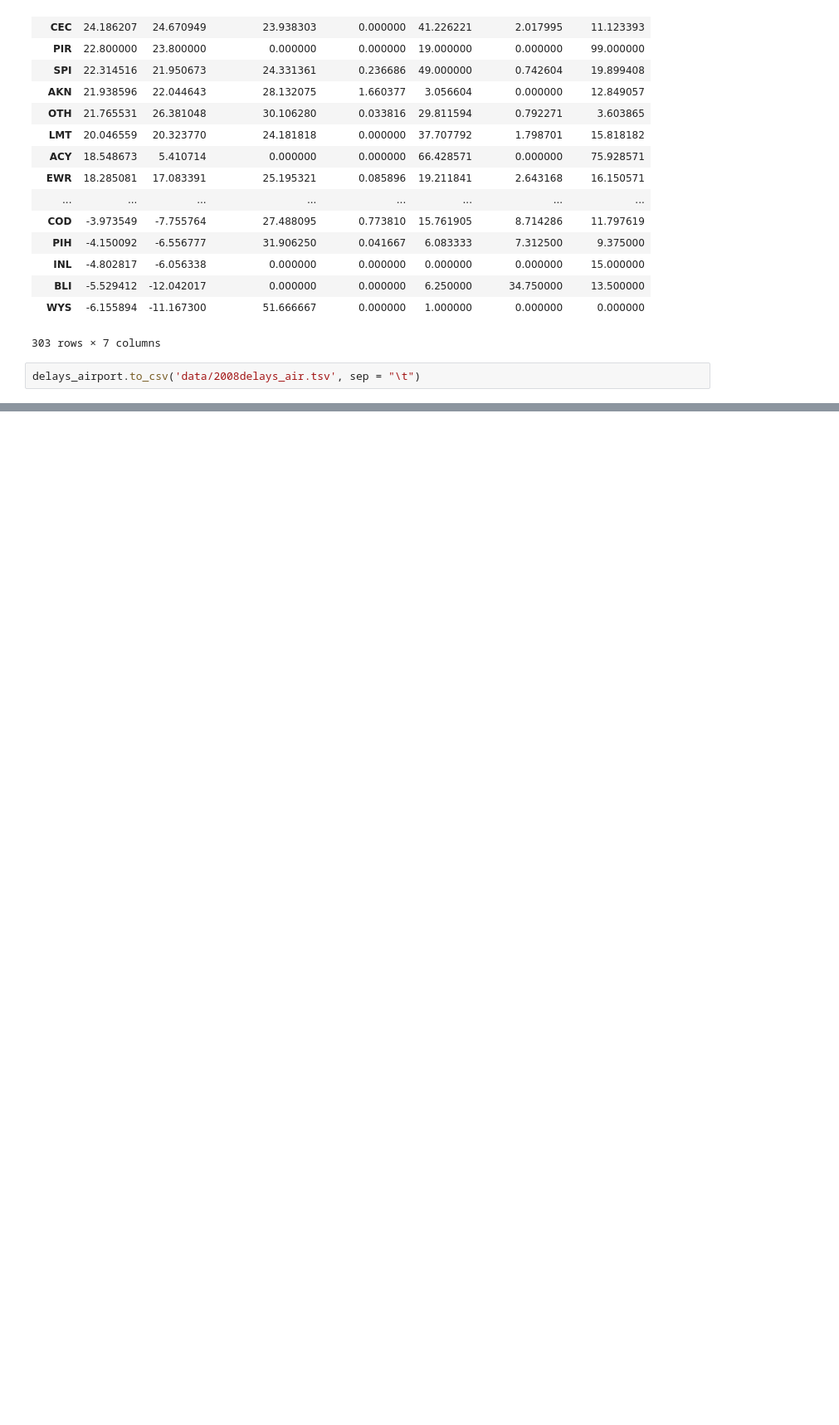
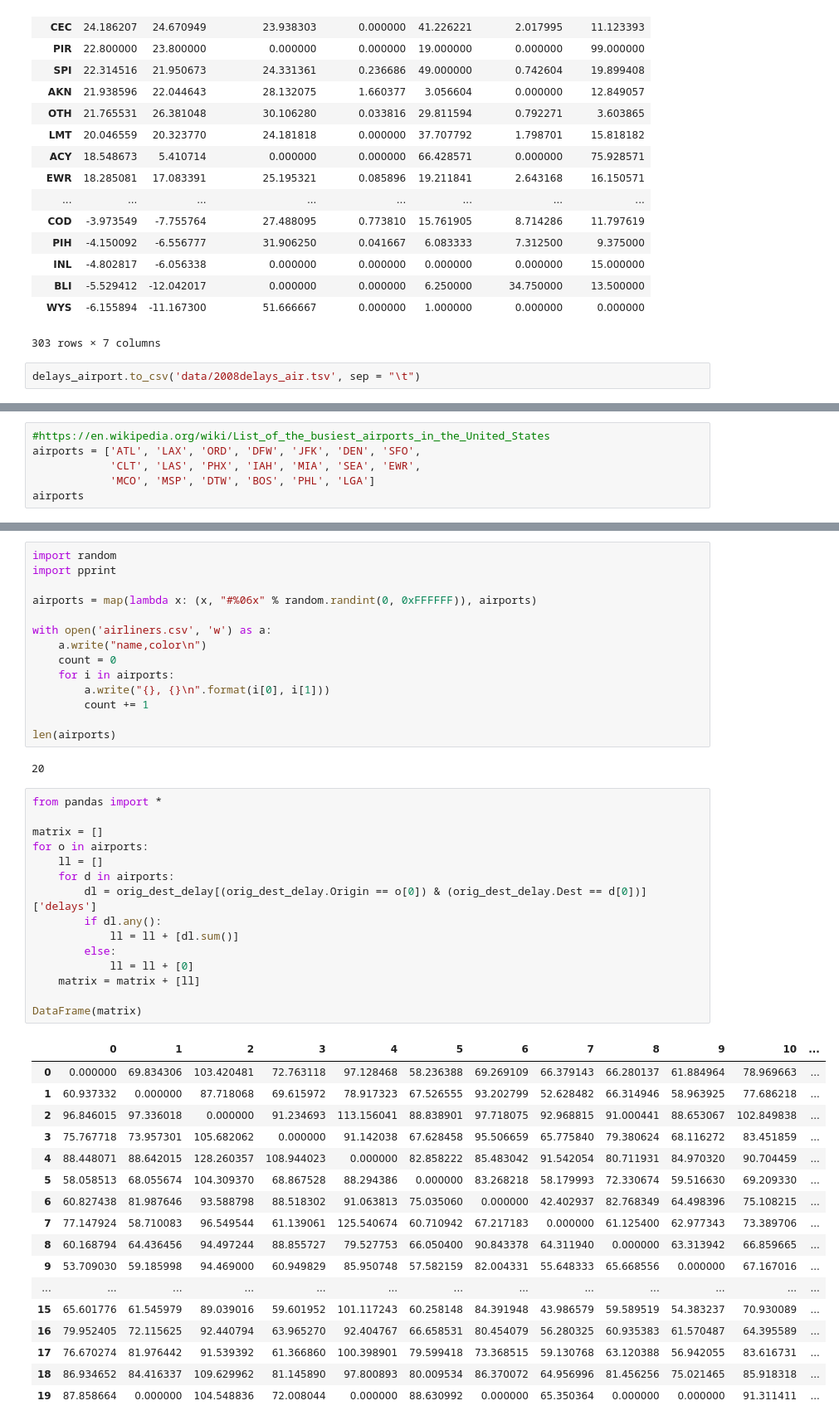
Before and after one commit to ruimaranhao/DataAnalystNanodegree, a Jupyter notebook: P6/processdata.ipynb, the cells around one changed output, grey strips where cells are left out. Shown: that part at 83% size. Cells and saved outputs as stored; diff of their text form; blank space fills up the shorter version.

```diff
--- a/P6/processdata.ipynb
+++ b/P6/processdata.ipynb
@@ -129,0 +157,6 @@ delays_airport.to_csv('data/2008delays_air.tsv', sep = "\t")
+# %%
+#https://en.wikipedia.org/wiki/List_of_the_busiest_airports_in_the_United_States
+airports = ['ATL', 'LAX', 'ORD', 'DFW', 'JFK', 'DEN', 'SFO',
+            'CLT', 'LAS', 'PHX', 'IAH', 'MIA', 'SEA', 'EWR',
+            'MCO', 'MSP', 'DTW', 'BOS', 'PHL', 'LGA']
+airports
@@ -129,0 +184,49 @@ delays_airport.to_csv('data/2008delays_air.tsv', sep = "\t")
+# %%
+import random
+import pprint
+
+airports = map(lambda x: (x, "#%06x" % random.randint(0, 0xFFFFFF)), airports)
+
+with open('airliners.csv', 'w') as a:
+    a.write("name,color\n")
+    count = 0
+    for i in airports:
+        a.write("{}, {}\n".format(i[0], i[1]))
+        count += 1
+
+len(airports)
+# %% [output]
+20
+# %%
+from pandas import *
+
+matrix = []
+for o in airports:
+    ll = []
+    for d in airports:
+        dl = orig_dest_delay[(orig_dest_delay.Origin == o[0]) & (orig_dest_delay.Dest == d[0])]['delays']
+        if dl.any():
+            ll = ll + [dl.sum()]
+        else:
+            ll = ll + [0]
+    matrix = matrix + [ll]
+
+DataFrame(matrix)
+# %% [output]
+|  | 0 | 1 | 2 | 3 | 4 | 5 | 6 | 7 | 8 | 9 | 10 | ... |
+| 0 | 0.000000 | 69.834306 | 103.420481 | 72.763118 | 97.128468 | 58.236388 | 69.269109 | 66.379143 | 66.280137 | 61.884964 | 78.969663 | ... |
+| 1 | 60.937332 | 0.000000 | 87.718068 | 69.615972 | 78.917323 | 67.526555 | 93.202799 | 52.628482 | 66.314946 | 58.963925 | 77.686218 | ... |
+| 2 | 96.846015 | 97.336018 | 0.000000 | 91.234693 | 113.156041 | 88.838901 | 97.718075 | 92.968815 | 91.000441 | 88.653067 | 102.849838 | ... |
+| 3 | 75.767718 | 73.957301 | 105.682062 | 0.000000 | 91.142038 | 67.628458 | 95.506659 | 65.775840 | 79.380624 | 68.116272 | 83.451859 | ... |
+| 4 | 88.448071 | 88.642015 | 128.260357 | 108.944023 | 0.000000 | 82.858222 | 85.483042 | 91.542054 | 80.711931 | 84.970320 | 90.704459 | ... |
+| 5 | 58.058513 | 68.055674 | 104.309370 | 68.867528 | 88.294386 | 0.000000 | 83.268218 | 58.179993 | 72.330674 | 59.516630 | 69.209330 | ... |
+| 6 | 60.827438 | 81.987646 | 93.588798 | 88.518302 | 91.063813 | 75.035060 | 0.000000 | 42.402937 | 82.768349 | 64.498396 | 75.108215 | ... |
+| 7 | 77.147924 | 58.710083 | 96.549544 | 61.139061 | 125.540674 | 60.710942 | 67.217183 | 0.000000 | 61.125400 | 62.977343 | 73.389706 | ... |
+| 8 | 60.168794 | 64.436456 | 94.497244 | 88.855727 | 79.527753 | 66.050400 | 90.843378 | 64.311940 | 0.000000 | 63.313942 | 66.859665 | ... |
+| 9 | 53.709030 | 59.185998 | 94.469000 | 60.949829 | 85.950748 | 57.582159 | 82.004331 | 55.648333 | 65.668556 | 0.000000 | 67.167016 | ... |
+| ... | ... | ... | ... | ... | ... | ... | ... | ... | ... | ... | ... | ... |
+| 15 | 65.601776 | 61.545979 | 89.039016 | 59.601952 | 101.117243 | 60.258148 | 84.391948 | 43.986579 | 59.589519 | 54.383237 | 70.930089 | ... |
+| 16 | 79.952405 | 72.115625 | 92.440794 | 63.965270 | 92.404767 | 66.658531 | 80.454079 | 56.280325 | 60.935383 | 61.570487 | 64.395589 | ... |
+| 17 | 76.670274 | 81.976442 | 91.539392 | 61.366860 | 100.398901 | 79.599418 | 73.368515 | 59.130768 | 63.120388 | 56.942055 | 83.616731 | ... |
+| 18 | 86.934652 | 84.416337 | 109.629962 | 81.145890 | 97.800893 | 80.009534 | 86.370072 | 64.956996 | 81.456256 | 75.021465 | 85.918318 | ... |
+| 19 | 87.858664 | 0.000000 | 104.548836 | 72.008044 | 0.000000 | 88.630992 | 0.000000 | 65.350364 | 0.000000 | 0.000000 | 91.311411 | ... |
```
Also changed, not shown: parts of 6 cells of this notebook, 6 other files.
